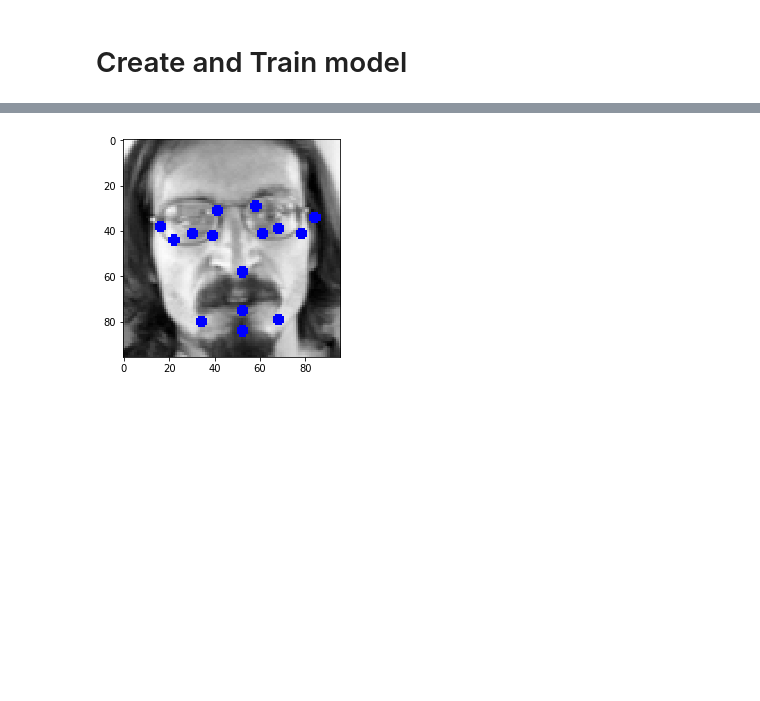
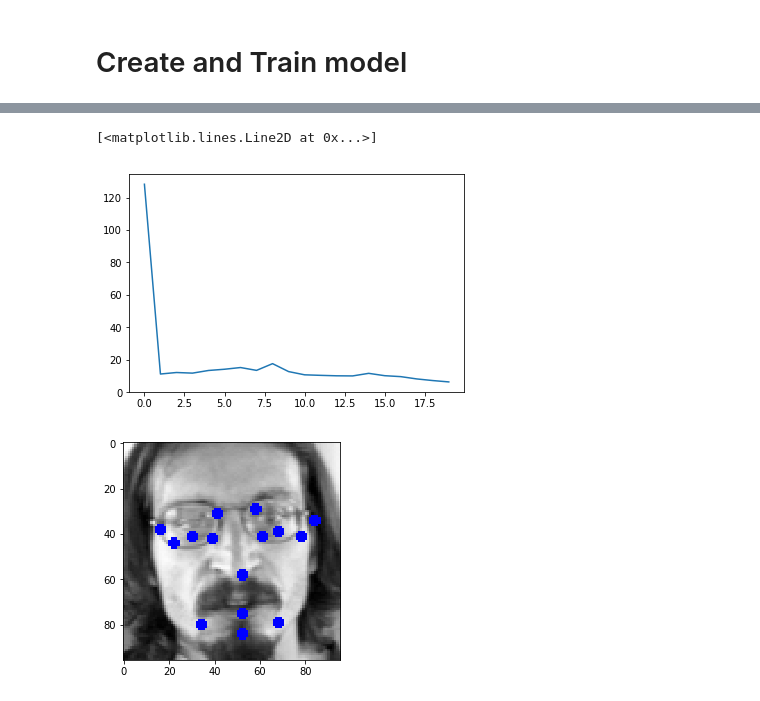
Before and after one commit to JWuzyk/ML-Lab-Facial-Keypoint-Detection, a Jupyter notebook: Machine_Learning_Lab_Project.ipynb, the cells around one changed output, grey strips where cells are left out. Drawn from its saved outputs; the diff is of its cells as text; code cells hidden in the pictures; blank space fills up the shorter version.

```diff
--- a/Machine_Learning_Lab_Project.ipynb
+++ b/Machine_Learning_Lab_Project.ipynb
@@ -233,11 +393,13 @@ from keras.preprocessing import image
 from keras.applications.xception import Xception
 from keras.models import Model
 from keras import backend as K
+from keras_vggface.vggface import VGGFace
+
 
 # Transfer learning based on https://keras.io/applications/
 
 
-def make_model_transfer():
+def make_model_Xception(n_keys):
   # Create a model based on transfer learning from one of the built in keras models, note this section uses the funtional API not Sequential model
   # Xception is a cool model see https://www.youtube.com/watch?v=KfV8CJh7hE0
   # Should replace Xception with VGG Face or at the very least retrain some of it
@@ -260,10 +422,21 @@ def make_model_transfer():
     layer.trainable = False
   return model
 
+def make_model_VGGFace(n_keys):
+  vgg_model = VGGFace(include_top=False, input_shape=(96, 96, 3))
+  last_layer = vgg_model.get_layer('pool5').output
+  x = Flatten(name='flatten')(last_layer)
+  x = Dense(512, activation='relu')(x)
+  x = Dense(512, activation='relu')(x)
+  out = Dense(n_keys, activation='linear')(x)
+  custom_vgg_model = Model(vgg_model.input, out)
+
+  return custom_vgg_model
+
 
 # normal learning
 
-def make_model_custom():
+def make_model_custom(n_keys):
   model = Sequential()
   model.add(Conv2D(32, (3, 3), padding='same',
                    input_shape=x_train.shape[1:]))
@@ -284,22 +457,15 @@ def make_model_custom():
   model.add(Dense(512))
   model.add(Activation('relu'))
   model.add(Dropout(0.5))
-  model.add(Dense(30))
+  model.add(Dense(n_keys))
   model.add(Activation('linear'))
   return model
 
-modelC =  make_model_custom()
-modelC.compile(optimizer = 'adam',loss='mean_squared_error' )
-modelC.fit(x_train,y_train, batch_size=32, epochs=100, validation_split = 0.1)
-
-#modelT =  make_model_transfer()
-#modelT.compile(optimizer = 'adam',loss='mean_squared_error')
-#modelT.fit(x_train,y_train, batch_size=32, epochs=100, validation_split = 0.1)
+model =  make_model_VGGFace(4)
+#model.compile(optimizer = 'adam',loss='mean_squared_error' )
+#model.fit(x_train,y_train, batch_size=32, epochs=20, validation_split = 0.3)
 
 
-# I'm note sure how but it would be nice to have an accuracy metric that meausures being 'near enough' eg in a 5 pixel box
 
 # remember to activate the GPU before training (edit -> notebook settings), runs really quick for me ~2 per epoch, loss went down to 20ish but stayed there
 # Tried Transfer learning, error went way down to 3ish, I suspect this is overfitting though, can't quite quantify this yet
-#val_acc = model.history.history['val_acc']
-#plt.plot(val_acc)
@@ -342,0 +507,8 @@ Epoch 100/100
+# %%
+from tensorflow.keras.callbacks import TensorBoard
+import datetime, os
+
+
+
+
+model = make_model_custom(4)
@@ -343,3 +557,9 @@ Epoch 100/100
+# %%
+val_loss = model.history.history['val_loss']
+plt.plot(val_loss)
+# %% [output]
+[<matplotlib.lines.Line2D at 0x...>]
+[figure, added]
 # %%
 # This already looks like it has the right idea but not yet perfect for me
 keys = modelT.predict(x_train[100].reshape(1,96,96,3))
```
Also changed, not shown: parts of 17 cells of this notebook.
